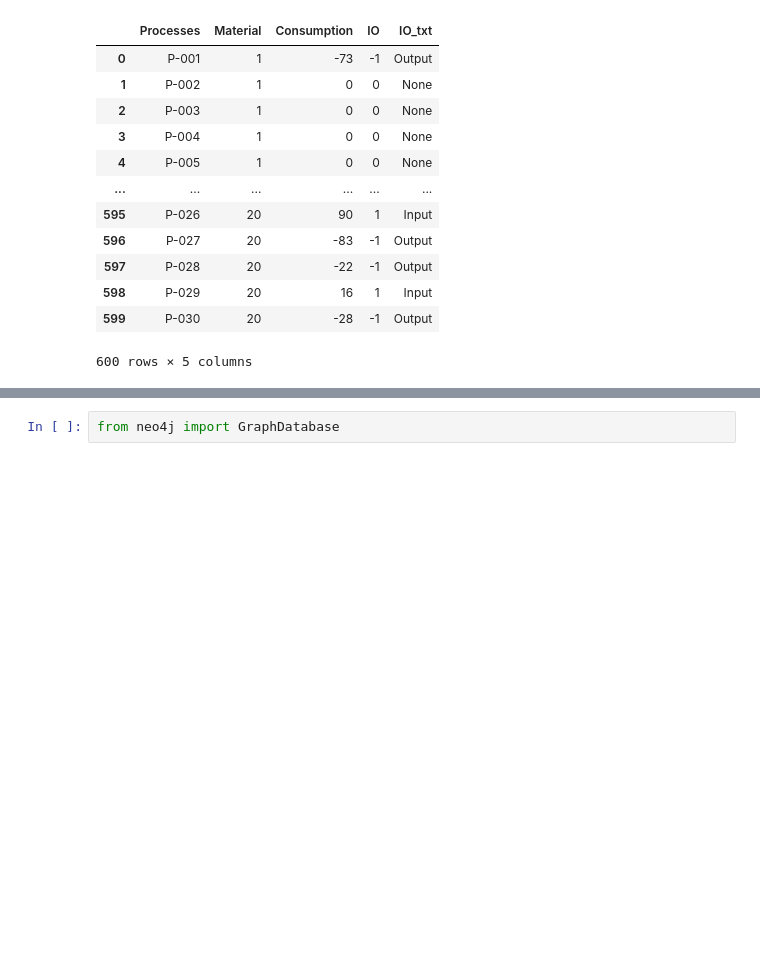
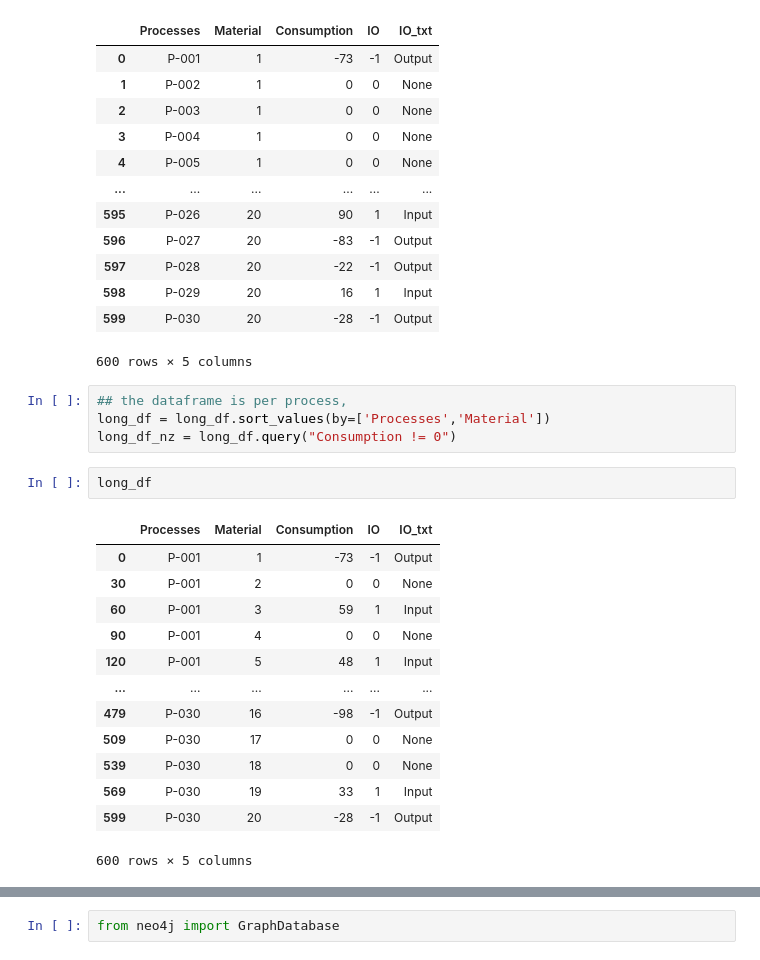
Before and after one commit to walzter/CircularEconomy, a Jupyter notebook: src/db.ipynb, the cells around one changed output, grey strips where cells are left out. Saved outputs shown, nothing was run; the diff lists cells and outputs as text; blank space fills up the shorter version.

```diff
--- a/src/db.ipynb
+++ b/src/db.ipynb
@@ -38,3 +38,23 @@ long_df
 | 598 | P-029 | 20 | 16 | 1 | Input |
 | 599 | P-030 | 20 | -28 | -1 | Output |
 600 rows × 5 columns
+# %%
+## the dataframe is per process,
+long_df = long_df.sort_values(by=['Processes','Material'])
+long_df_nz = long_df.query("Consumption != 0")
+# %%
+long_df
+# %% [output]
+|  | Processes | Material | Consumption | IO | IO_txt |
+| 0 | P-001 | 1 | -73 | -1 | Output |
+| 30 | P-001 | 2 | 0 | 0 | None |
+| 60 | P-001 | 3 | 59 | 1 | Input |
+| 90 | P-001 | 4 | 0 | 0 | None |
+| 120 | P-001 | 5 | 48 | 1 | Input |
+| ... | ... | ... | ... | ... | ... |
+| 479 | P-030 | 16 | -98 | -1 | Output |
+| 509 | P-030 | 17 | 0 | 0 | None |
+| 539 | P-030 | 18 | 0 | 0 | None |
+| 569 | P-030 | 19 | 33 | 1 | Input |
+| 599 | P-030 | 20 | -28 | -1 | Output |
+600 rows × 5 columns
```
Also changed, not shown: parts of 23 cells of this notebook.
